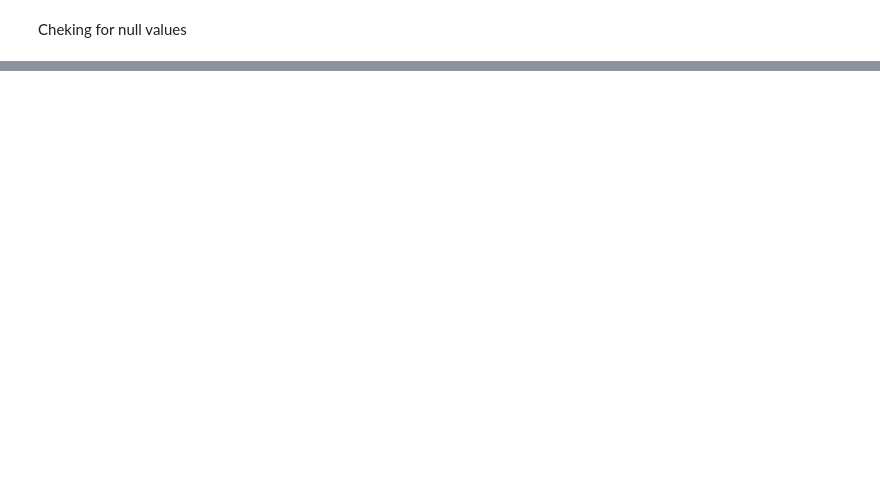
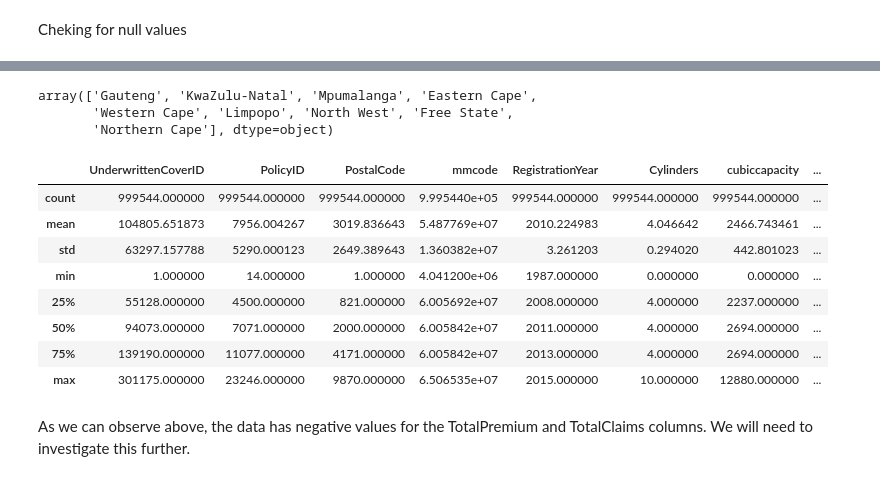
Before and after one commit to mussewold/insurance-data-analysis, a Jupyter notebook: notebooks/eda.ipynb, the cells around one changed output, grey strips where cells are left out. Cells and saved outputs as stored; diff of their text form; code cells hidden in the pictures; blank space fills up the shorter version.

Commit message:
Enhance EDA notebook with data cleaning and preprocessing

```diff
--- a/notebooks/eda.ipynb
+++ b/notebooks/eda.ipynb
@@ -28,0 +53,2 @@ AttributeError: 'DataFrame' object has no attribute 'isNull'
+# %%
+df.drop(columns=['Bank', 'AccountType'], inplace=True)
@@ -28,0 +81,4 @@ AttributeError: 'DataFrame' object has no attribute 'isNull'
+# %%
+df['MaritalStatus'] = df['MaritalStatus'].fillna('Not specified')
+df['Gender'] = df['Gender'].fillna('Not specified')
+df.isnull().sum()
@@ -28,0 +127,2 @@ AttributeError: 'DataFrame' object has no attribute 'isNull'
+# %%
+df.dropna(subset=['mmcode', 'VehicleType', 'make', 'Model', 'Cylinders', 'cubiccapacity', 'kilowatts','bodytype', 'NumberOfDoors', 'VehicleIntroDate','CapitalOutstanding' ], inplace=True)
@@ -28,0 +131,2 @@ AttributeError: 'DataFrame' object has no attribute 'isNull'
+# %%
+df.drop(columns=['NewVehicle', 'CustomValueEstimate', 'WrittenOff', 'NewVehicle', 'Rebuilt', 'Converted', 'CrossBorder','NumberOfVehiclesInFleet'], inplace=True)
@@ -28,0 +168,20 @@ AttributeError: 'DataFrame' object has no attribute 'isNull'
+# %%
+df['Province'].unique()
+# %% [output]
+array(['Gauteng', 'KwaZulu-Natal', 'Mpumalanga', 'Eastern Cape',
+       'Western Cape', 'Limpopo', 'North West', 'Free State',
+       'Northern Cape'], dtype=object)
+# %%
+df.describe()
+# %% [output]
+|  | UnderwrittenCoverID | PolicyID | PostalCode | mmcode | RegistrationYear | Cylinders | cubiccapacity | ... |
+| count | 999544.000000 | 999544.000000 | 999544.000000 | 9.995440e+05 | 999544.000000 | 999544.000000 | 999544.000000 | ... |
+| mean | 104805.651873 | 7956.004267 | 3019.836643 | 5.487769e+07 | 2010.224983 | 4.046642 | 2466.743461 | ... |
+| std | 63297.157788 | 5290.000123 | 2649.389643 | 1.360382e+07 | 3.261203 | 0.294020 | 442.801023 | ... |
+| min | 1.000000 | 14.000000 | 1.000000 | 4.041200e+06 | 1987.000000 | 0.000000 | 0.000000 | ... |
+| 25% | 55128.000000 | 4500.000000 | 821.000000 | 6.005692e+07 | 2008.000000 | 4.000000 | 2237.000000 | ... |
+| 50% | 94073.000000 | 7071.000000 | 2000.000000 | 6.005842e+07 | 2011.000000 | 4.000000 | 2694.000000 | ... |
+| 75% | 139190.000000 | 11077.000000 | 4171.000000 | 6.005842e+07 | 2013.000000 | 4.000000 | 2694.000000 | ... |
+| max | 301175.000000 | 23246.000000 | 9870.000000 | 6.506535e+07 | 2015.000000 | 10.000000 | 12880.000000 | ... |
+# %% [markdown]
+As we can observe above, the data has negative values for the TotalPremium and TotalClaims columns. We will need to investigate this further.
```
Also changed, not shown: parts of 19 cells of this notebook.
